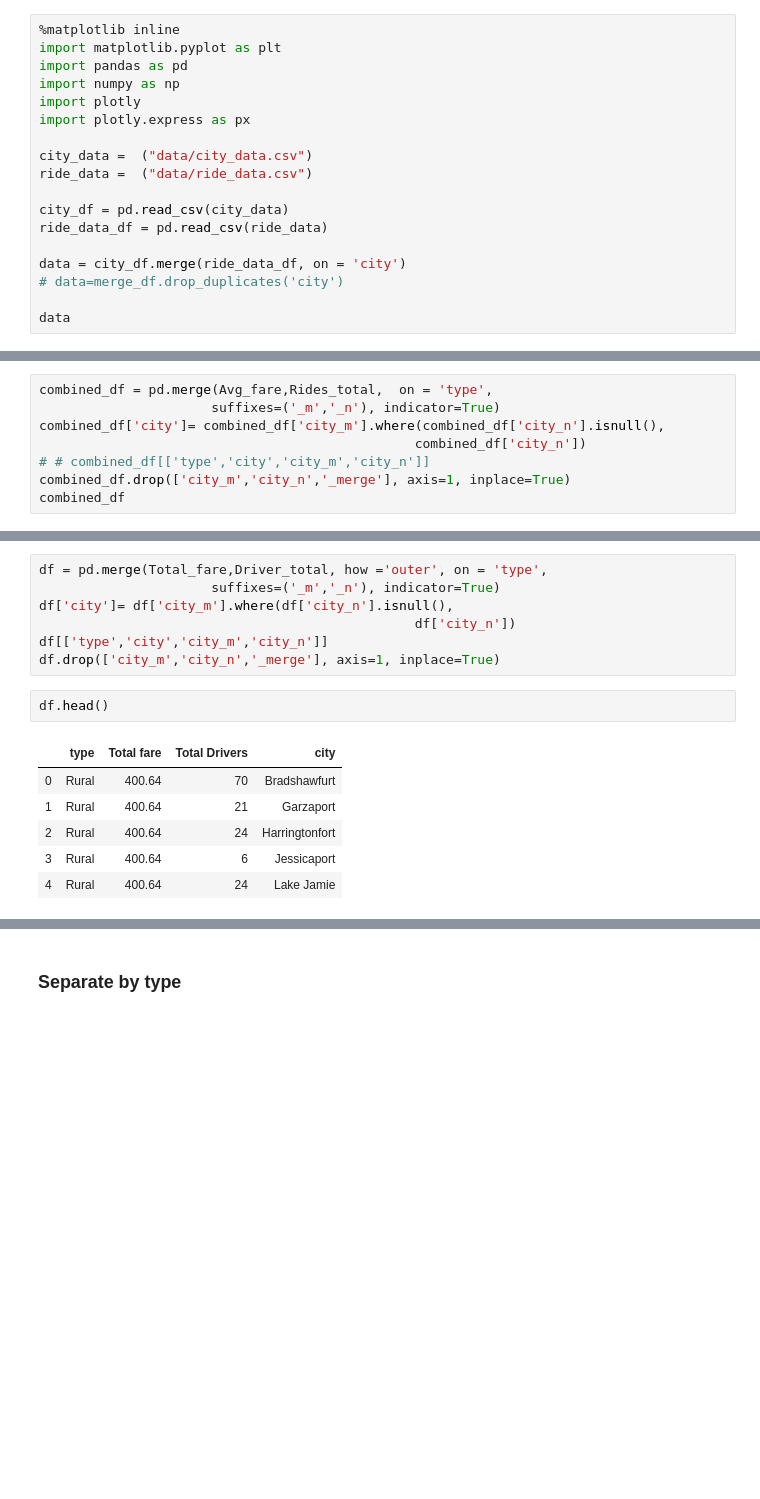
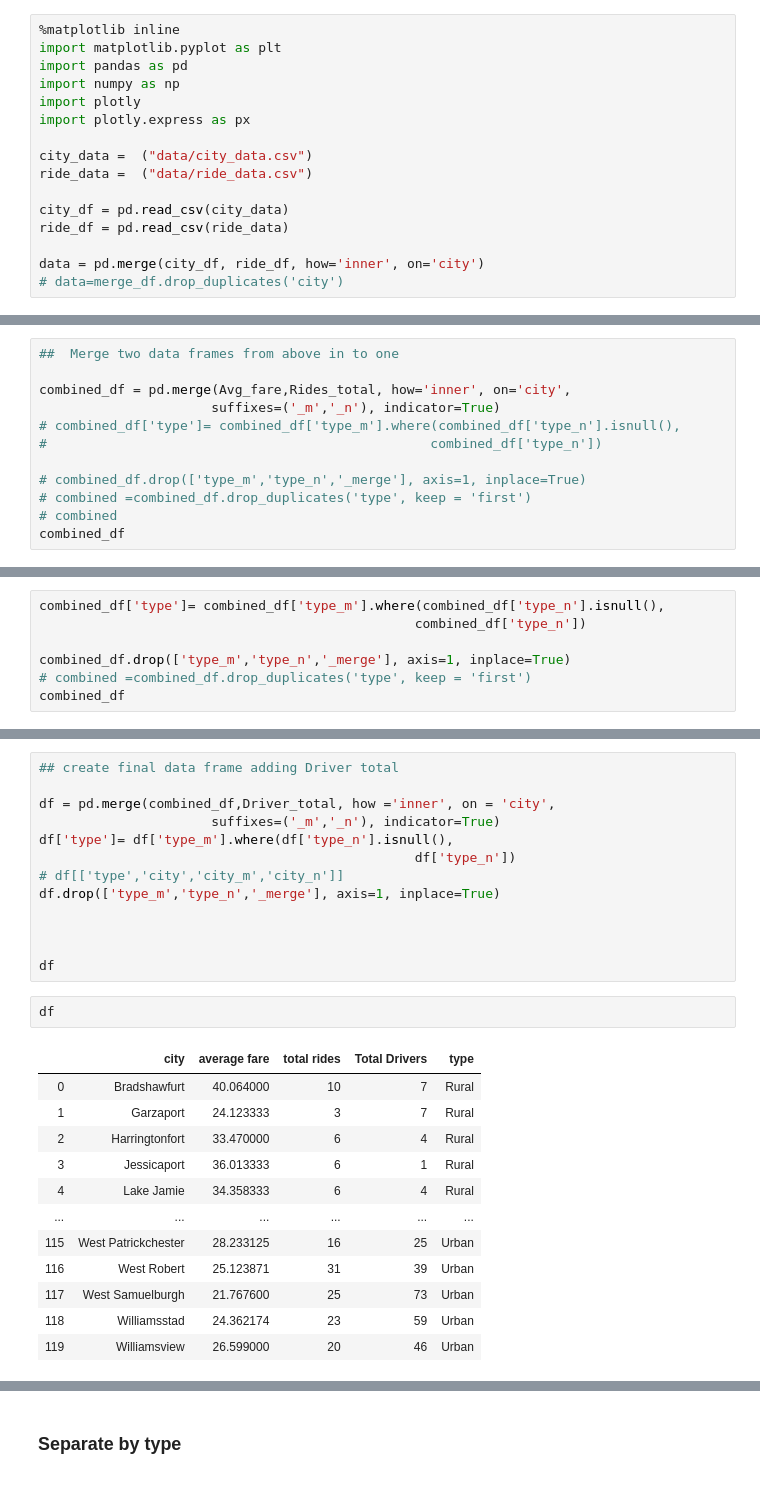
Before and after one commit to jurioste4/Matplot_homework, a Jupyter notebook: rideanalysis.ipynb, the cells around one changed output, grey strips where cells are left out. Cells and saved outputs as stored; diff of their text form; blank space fills up the shorter version.

```diff
--- a/rideanalysis.ipynb
+++ b/rideanalysis.ipynb
@@ -10,9 +10,7 @@ city_data =  ("data/city_data.csv")
 ride_data =  ("data/ride_data.csv")
 
 city_df = pd.read_csv(city_data)
-ride_data_df = pd.read_csv(ride_data)
+ride_df = pd.read_csv(ride_data)
 
-data = city_df.merge(ride_data_df, on = 'city')
+data = pd.merge(city_df, ride_df, how='inner', on='city')
 # data=merge_df.drop_duplicates('city')
-
-data
@@ -90,9 +55,13 @@ combined_df
 # %%
-combined_df = pd.merge(Avg_fare,Rides_total,  on = 'type',
+##  Merge two data frames from above in to one
+
+combined_df = pd.merge(Avg_fare,Rides_total, how='inner', on='city',
                       suffixes=('_m','_n'), indicator=True)
-combined_df['city']= combined_df['city_m'].where(combined_df['city_n'].isnull(),
-                                                combined_df['city_n'])
-# # combined_df[['type','city','city_m','city_n']]
-combined_df.drop(['city_m','city_n','_merge'], axis=1, inplace=True)
+# combined_df['type']= combined_df['type_m'].where(combined_df['type_n'].isnull(),
+#                                                 combined_df['type_n'])
+
+# combined_df.drop(['type_m','type_n','_merge'], axis=1, inplace=True)
+# combined =combined_df.drop_duplicates('type', keep = 'first')
+# combined
 combined_df
 # %% [output]
@@ -134,0 +81,7 @@ Total_fare
+# %%
+combined_df['type']= combined_df['type_m'].where(combined_df['type_n'].isnull(),
+                                                combined_df['type_n'])
+
+combined_df.drop(['type_m','type_n','_merge'], axis=1, inplace=True)
+# combined =combined_df.drop_duplicates('type', keep = 'first')
+combined_df
@@ -135,16 +102,28 @@ Total_fare
 # %%
-df = pd.merge(Total_fare,Driver_total, how ='outer', on = 'type',
+## create final data frame adding Driver total
+
+df = pd.merge(combined_df,Driver_total, how ='inner', on = 'city',
                       suffixes=('_m','_n'), indicator=True)
-df['city']= df['city_m'].where(df['city_n'].isnull(),
-                                                df['city_n'])
-df[['type','city','city_m','city_n']]
-df.drop(['city_m','city_n','_merge'], axis=1, inplace=True)
+df['type']= df['type_m'].where(df['type_n'].isnull(),
+                                                df['type_n'])
+# df[['type','city','city_m','city_n']]
+df.drop(['type_m','type_n','_merge'], axis=1, inplace=True)
+
+
+
+df
 # %%
-df.head()
+df
 # %% [output]
-|  | type | Total fare | Total Drivers | city |
-| 0 | Rural | 400.64 | 70 | Bradshawfurt |
-| 1 | Rural | 400.64 | 21 | Garzaport |
-| 2 | Rural | 400.64 | 24 | Harringtonfort |
-| 3 | Rural | 400.64 | 6 | Jessicaport |
-| 4 | Rural | 400.64 | 24 | Lake Jamie |
+|  | city | average fare | total rides | Total Drivers | type |
+| 0 | Bradshawfurt | 40.064000 | 10 | 7 | Rural |
+| 1 | Garzaport | 24.123333 | 3 | 7 | Rural |
+| 2 | Harringtonfort | 33.470000 | 6 | 4 | Rural |
+| 3 | Jessicaport | 36.013333 | 6 | 1 | Rural |
+| 4 | Lake Jamie | 34.358333 | 6 | 4 | Rural |
+| ... | ... | ... | ... | ... | ... |
+| 115 | West Patrickchester | 28.233125 | 16 | 25 | Urban |
+| 116 | West Robert | 25.123871 | 31 | 39 | Urban |
+| 117 | West Samuelburgh | 21.767600 | 25 | 73 | Urban |
+| 118 | Williamsstad | 24.362174 | 23 | 59 | Urban |
+| 119 | Williamsview | 26.599000 | 20 | 46 | Urban |
```
Also changed, not shown: parts of 29 cells of this notebook.
